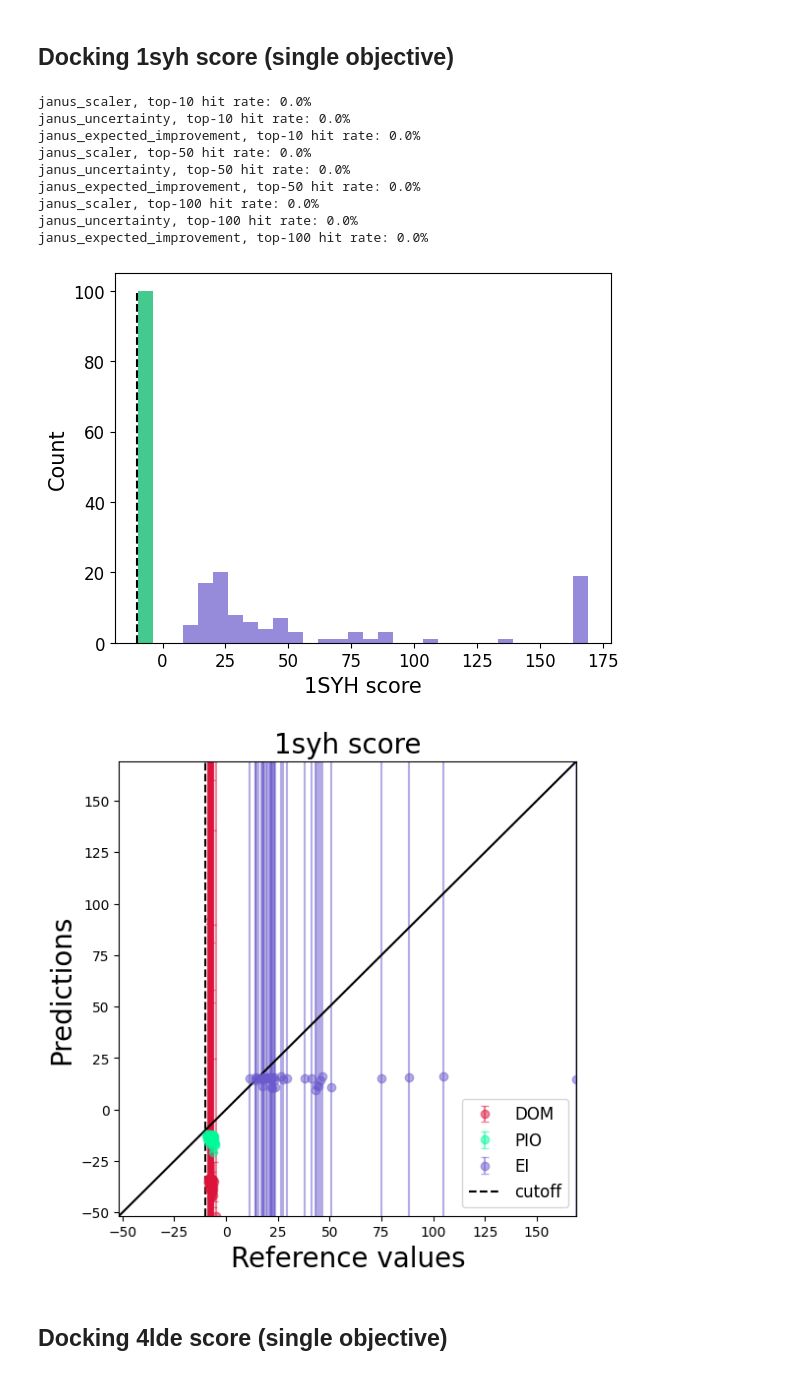
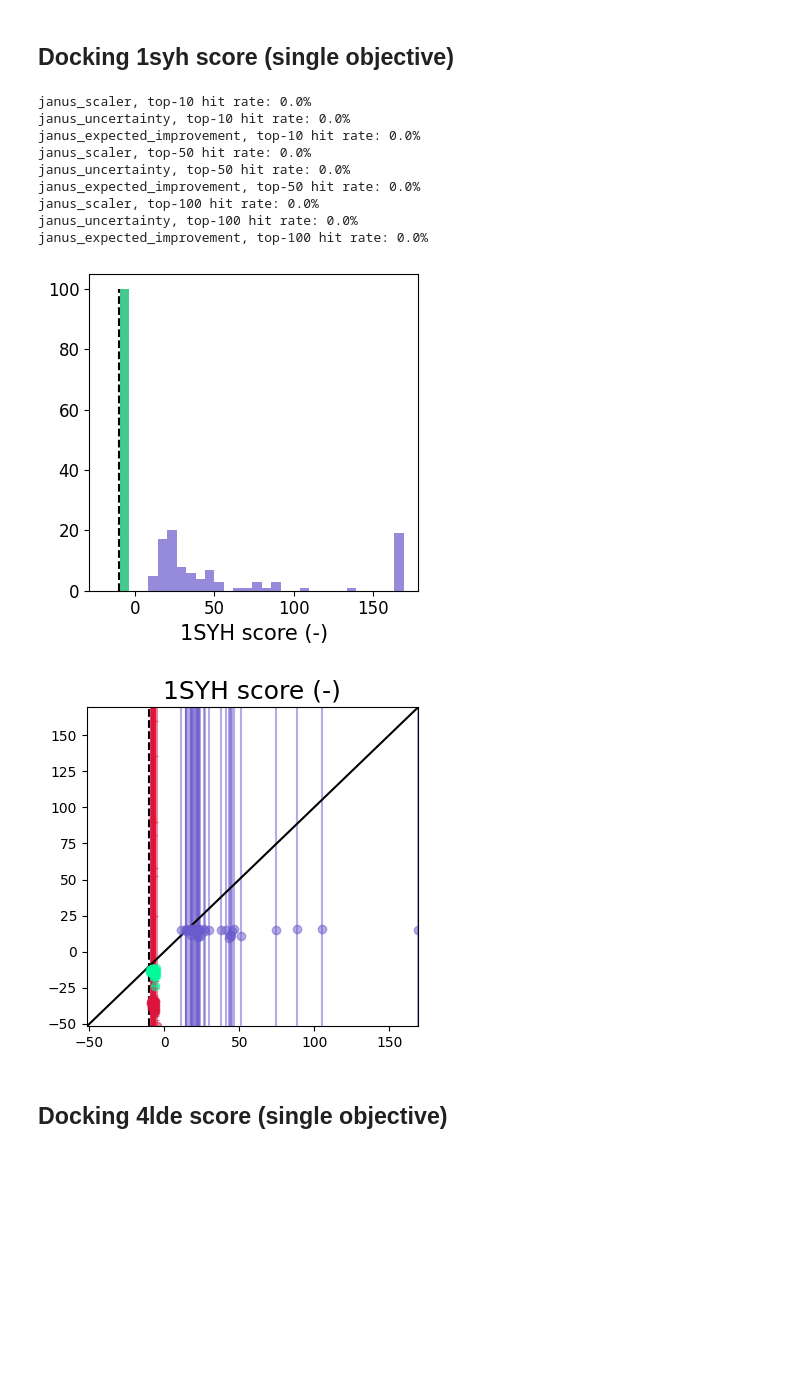
Before and after one commit to Lung-Yi/uncmoo, a Jupyter notebook: scripts_analyze/analyze_single_objective.ipynb, the cells around one changed output. Cells and saved outputs as stored; diff of their text form; code cells hidden in the pictures; blank space fills up the shorter version.

```diff
--- a/scripts_analyze/analyze_single_objective.ipynb
+++ b/scripts_analyze/analyze_single_objective.ipynb
@@ -354,38 +380,39 @@ predict_dict_path = "../RESULTS/{}/predict_dict.pkl".format(data_set)
 with open(cache_dict_path, "rb") as f:
     cache_dict = pickle.load(f)
 with open(predict_dict_path, "rb") as g:
     predict_dict = pickle.load(g)
 
 sub_dir_name = ["janus_scaler", "original data", "janus_uncertainty", "janus_expected_improvement"]
 color_dict = {"original data": "black", "janus_scaler":"crimson", "janus_uncertainty":"mediumspringgreen", "janus_expected_improvement":"#6A5ACD"}
 
 num_fold = 15
 
 
 data = pd.read_csv(data_path)
 benchmark_dict = sample_data(sub_dir_name, target, cache_dict, num_fold, root_dir, -1, objective_index)
 benchmark_dict.update({"original data": data})
 
 
 method_list = ["janus_scaler", "janus_uncertainty", "janus_expected_improvement"]
 compute_hit_rate(benchmark_dict, method_list, cutoff, target, objective, top_list=[10,50,100])
 overall_benchmark_dict.update({target: benchmark_dict})
 
-create_pd_plot(benchmark_dict, ["janus_scaler", "janus_uncertainty", "janus_expected_improvement"], color_dict, target, objective, cutoff, save_path=save_path)
-# create_pd_plot(benchmark_dict, ["janus_expected_improvement"], color_dict, target, objective, cutoff, save_path="figures/ei_3.svg")
-create_scatter_plot(benchmark_dict, predict_dict, target, prediction_index, uncertainty_index, cutoff)
+create_pd_plot(benchmark_dict, ["janus_scaler", "janus_uncertainty", "janus_expected_improvement"], target, objective, cutoff,
+               save_path=f"../figures/finals/pd_plots/{target}.svg", ylabel=False, legend=False, expand_xlim=True)
+create_scatter_plot(benchmark_dict, predict_dict, target, prediction_index, uncertainty_index, cutoff,
+                    legend=False, ylabel=False, xlabel=False, save_path=f"../figures/finals/scatter_plots/{target}.svg")
 # %% [output]
 janus_scaler, top-10 hit rate: 0.0%
 janus_uncertainty, top-10 hit rate: 0.0%
 janus_expected_improvement, top-10 hit rate: 0.0%
 janus_scaler, top-50 hit rate: 0.0%
 janus_uncertainty, top-50 hit rate: 0.0%
 janus_expected_improvement, top-50 hit rate: 0.0%
 janus_scaler, top-100 hit rate: 0.0%
 janus_uncertainty, top-100 hit rate: 0.0%
 janus_expected_improvement, top-100 hit rate: 0.0%
-[figure, old version]
+[figure, new version]
-[figure, old version]
+[figure, new version]
 # %% [markdown]
 ## Docking 4lde score (single objective)
 # %%
```
Also changed, not shown: parts of 7 cells of this notebook, 7 other files.
